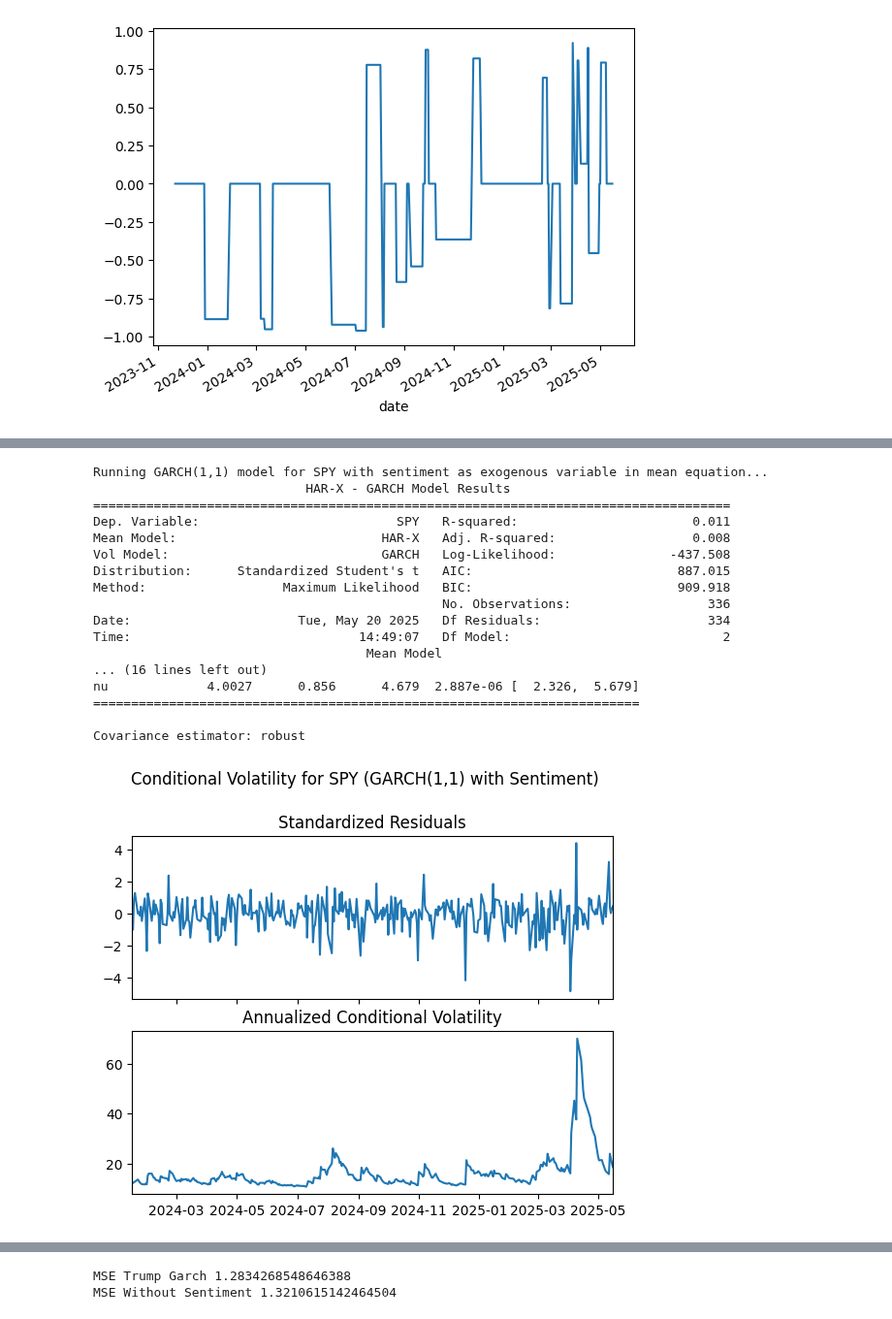
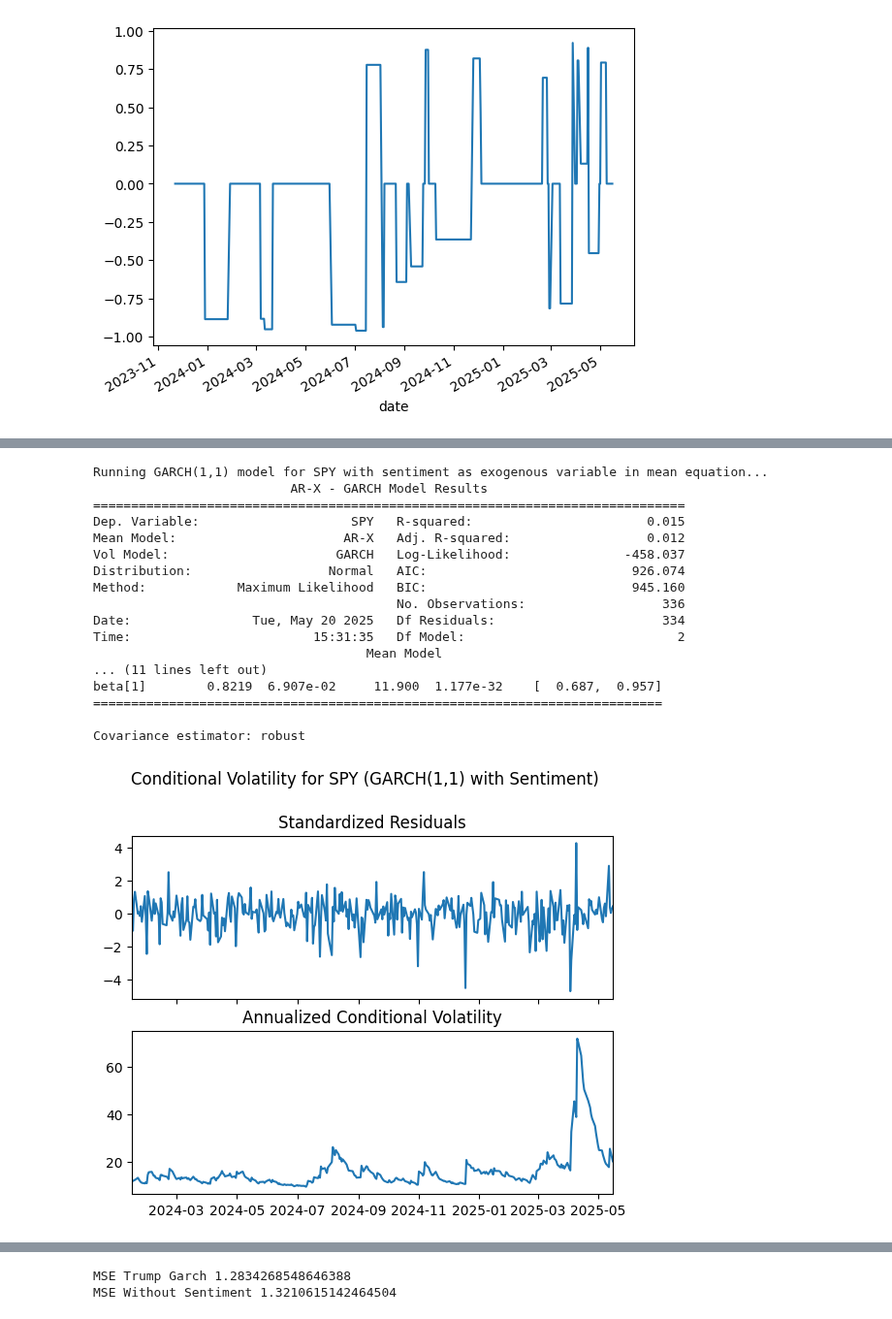
Before and after one commit to Kunj121/MacroFinance_HW2, a Jupyter notebook: project/stephen_regressions.ipynb, the cells around one changed output, grey strips where cells are left out. Shown at 97% size. Cells and saved outputs as stored; diff of their text form; code cells hidden in the pictures.

```diff
--- a/project/stephen_regressions.ipynb
+++ b/project/stephen_regressions.ipynb
@@ -337,45 +370,45 @@ if isinstance(X_garch, pd.Series):
     X_garch = X_garch.to_frame()
 
 # Check for constant sentiment again, specifically for the Y_garch.index range
 if X_garch['numeric_sentiment'].nunique() == 1:
     print(f"Skipping GARCH for {ticker_to_analyze} because sentiment score is constant for the available data.")
 else:
     print(f"\nRunning GARCH(1,1) model for {ticker_to_analyze} with sentiment as exogenous variable in mean equation...")
 
     # Define the GARCH(1,1) model
     # We include sentiment in the mean equation (x=X_garch)
     # p=1, q=1 for GARCH(1,1)
     # vol='Garch' specifies the GARCH volatility process
     # dist='Normal' assumes normally distributed errors, can try 't' for fatter tails
-    garch_model = arch_model(Y_garch, x=X_garch, mean = "HARX", vol='Garch', p=1, q=1, dist='t')
+    garch_model = arch_model(Y_garch, x=X_garch, mean = "ARX", vol='Garch', p=1, q=1, dist='Normal')
 
     # Fit the model
     # disp='off' suppresses convergence output, can be set to 'iter' or 'final'
     garch_trump = garch_model.fit(disp='off')
 
     # Print the summary
     print(garch_trump.summary())
 
     # Plotting conditional volatility
     fig = garch_trump.plot(annualize='D') # 'D' for daily data
     plt.suptitle(f'Conditional Volatility for {ticker_to_analyze} (GARCH(1,1) with Sentiment)', y=1.02)
     plt.show()
 # %% [output]
 Running GARCH(1,1) model for SPY with sentiment as exogenous variable in mean equation...
-                            HAR-X - GARCH Model Results
-====================================================================================
-Dep. Variable:                          SPY   R-squared:                       0.011
-Mean Model:                           HAR-X   Adj. R-squared:                  0.008
-Vol Model:                            GARCH   Log-Likelihood:               -437.508
-Distribution:      Standardized Student's t   AIC:                           887.015
-Method:                  Maximum Likelihood   BIC:                           909.918
-                                              No. Observations:                  336
-Date:                      Tue, May 20 2025   Df Residuals:                      334
-Time:                              14:49:07   Df Model:                            2
+                          AR-X - GARCH Model Results
+==============================================================================
+Dep. Variable:                    SPY   R-squared:                       0.015
+Mean Model:                      AR-X   Adj. R-squared:                  0.012
+Vol Model:                      GARCH   Log-Likelihood:               -458.037
+Distribution:                  Normal   AIC:                           926.074
+Method:            Maximum Likelihood   BIC:                           945.160
+                                        No. Observations:                  336
+Date:                Tue, May 20 2025   Df Residuals:                      334
+Time:                        15:31:35   Df Model:                            2
                                     Mean Model
-... (16 lines left out)
-nu             4.0027      0.856      4.679  2.887e-06 [  2.326,  5.679]
-========================================================================
+... (11 lines left out)
+beta[1]        0.8219  6.907e-02     11.900  1.177e-32    [  0.687,  0.957]
+===========================================================================
 
 Covariance estimator: robust
-[figure, old version]
+[figure, new version]
```
Also changed, not shown: parts of 10 cells of this notebook, 1 other file.
